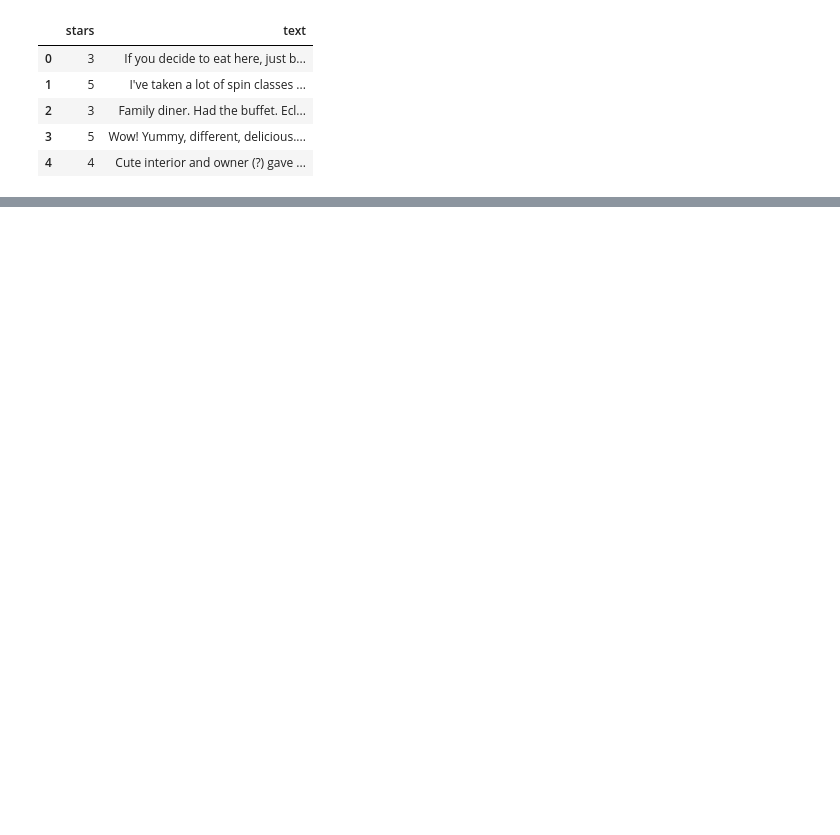
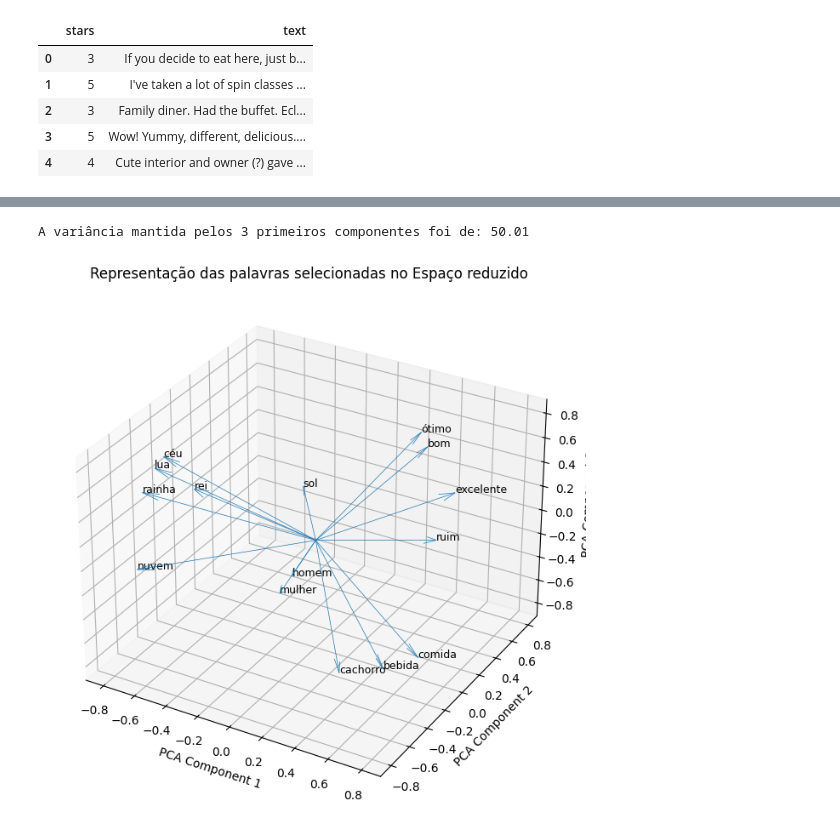
Before and after one commit to constantinoneto1/project-nlp, a Jupyter notebook: codes/notebooks/main.ipynb, the cells around one changed output, grey strips where cells are left out. Cells and saved outputs as stored; diff of their text form; code cells hidden in the pictures; blank space fills up the shorter version.

```diff
--- a/codes/notebooks/main.ipynb
+++ b/codes/notebooks/main.ipynb
@@ -138,2 +182,23 @@ len(tokens)
 # %%
 token_to_id = {k: i for i, k in enumerate(tokens)}
+# %%
+def as_matrix(sequences, max_len=None, UNK_IX= 0, PAD_IX= 1):
+
+    if isinstance(sequences[0], str):
+        sequences = list(map(str.split, sequences))
+
+    max_len = min(max(map(len, sequences)), max_len or float('inf'))
+
+    matrix = np.full((len(sequences), max_len), np.int32(PAD_IX))
+    for i,seq in enumerate(sequences):
+        row_ix = [token_to_id.get(word, UNK_IX) for word in seq[:max_len]]
+        matrix[i, :len(row_ix)] = row_ix
+
+    return matrix
+# %%
+for i, code in enumerate(as_matrix(df['text'][:2])):
+    print(f'Frase original: \n{df.iloc[i]['text'][:52]}')
+    print()
+    print(f'Frase codificada: \n{code[:10]}')
+    print()
+    print(20*'-')
@@ -139,0 +291,10 @@ token_to_id = {k: i for i, k in enumerate(tokens)}
+# %%
+random_words, embeddings_index = load_glove_embeddings(glove_path, ['rei', 'rainha', 'homem', 'mulher', 'bom', 'ótimo', 'excelente', 'ruim', 'lua', 'cachorro', 'céu', 'nuvem', 'sol', 'comida', 'bebida'])
+# %%
+word_vectors_3d = reduce_to_3d(embeddings_index)
+# %% [output]
+A variância mantida pelos 3 primeiros componentes foi de: 50.01
+# %%
+plot_3d_graph(random_words, word_vectors_3d)
+# %% [output]
+[figure, added]
```
Also changed, not shown: parts of 33 cells of this notebook.
